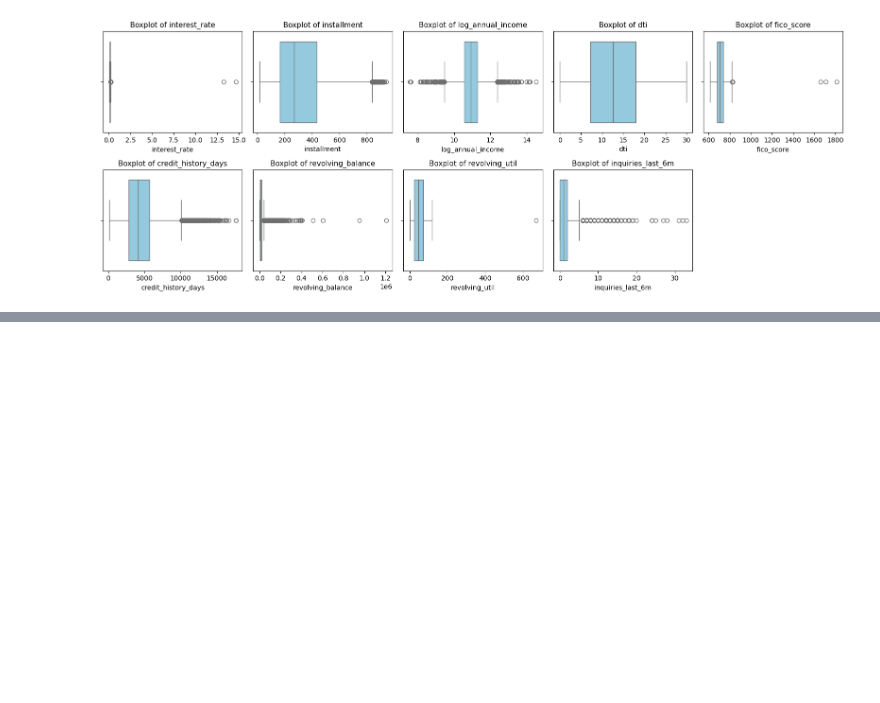
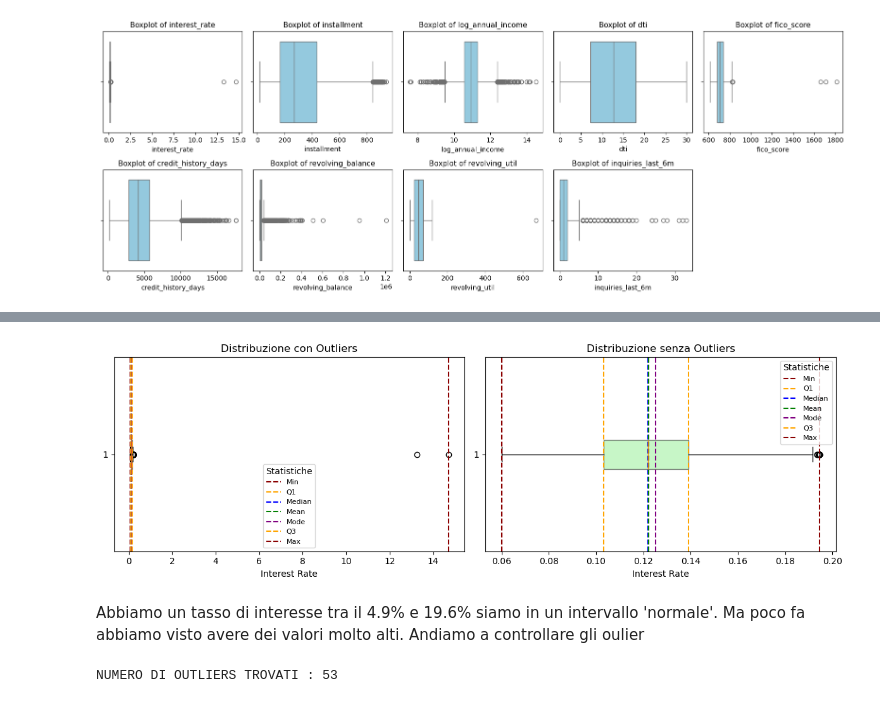
Before and after one commit to gabrielniculaesei/lendingclub-dataset, a Jupyter notebook: Project.ipynb, the cells around one changed output, grey strips where cells are left out. Drawn from its saved outputs; the diff is of its cells as text; code cells hidden in the pictures; blank space fills up the shorter version.

```diff
--- a/Project.ipynb
+++ b/Project.ipynb
@@ -360,0 +425,74 @@ plt.show()
+# %%
+
+# Funzione per calcolare statistiche
+def get_stats(series):
+    return {
+        "Min": series.min(),
+        "Q1": series.quantile(0.25),
+        "Median": series.median(),
+        "Mean": series.mean(),
+        "Mode": series.mode()[0],
+        "Q3": series.quantile(0.75),
+        "Max": series.max()
+    }
+
+# Statistiche per i due dataset
+stats_out = get_stats(data['interest_rate'])
+stats_clean = get_stats(data_clean['interest_rate'])
+
+# Colori per ciascuna statistica
+colors = {
+    "Min": "darkred",
+    "Q1": "orange",
+    "Median": "blue",
+    "Mean": "green",
+    "Mode": "purple",
+    "Q3": "orange",
+    "Max": "darkred"
+}
+
+# Creazione dei grafici affiancati
+fig, axes = plt.subplots(1, 2, figsize=(12, 4))
+
+# --- BOXPLOT CON OUTLIERS ---
+axes[0].boxplot(data['interest_rate'], vert=False, patch_artist=True,
+                boxprops=dict(facecolor='lightcoral', alpha=0.5))
+axes[0].set_title("Distribuzione con Outliers")
+axes[0].set_xlabel("Interest Rate")
+
+# Linee verticali per statistiche
+for key, value in stats_out.items():
+    axes[0].axvline(value, color=colors[key], linestyle='--', linewidth=1.5, label=key)
+
+# Legenda unica e pulita
+handles, labels = axes[0].get_legend_handles_labels()
+by_label = dict(zip(labels, handles))
+axes[0].legend(by_label.values(), by_label.keys(), fontsize=8, title='Statistiche')
+
+# --- BOXPLOT SENZA OUTLIERS ---
+axes[1].boxplot(data_clean['interest_rate'], vert=False, patch_artist=True,
+                boxprops=dict(facecolor='lightgreen', alpha=0.5))
+axes[1].set_title("Distribuzione senza Outliers")
+axes[1].set_xlabel("Interest Rate")
+
+# Linee verticali per statistiche
+for key, value in stats_clean.items():
+    axes[1].axvline(value, color=colors[key], linestyle='--', linewidth=1.5, label=key)
+
+# Legenda unica e pulita
+handles, labels = axes[1].get_legend_handles_labels()
+by_label = dict(zip(labels, handles))
+axes[1].legend(by_label.values(), by_label.keys(), fontsize=8, title='Statistiche')
+
+plt.tight_layout()
+plt.show()
+# %% [output]
+[figure, added]
+# %% [markdown]
+Abbiamo un tasso di interesse tra il 4.9% e 19.6% siamo in un intervallo 'normale'.
+Ma poco fa abbiamo visto avere dei valori molto alti. Andiamo a controllare gli oulier
+# %%
+outliers = data[(data['interest_rate'] < lower_bound) | (data['interest_rate'] > upper_bound)]
+print(f'NUMERO DI OUTLIERS TROVATI : {outliers.shape[0]}')
+# %% [output]
+NUMERO DI OUTLIERS TROVATI : 53
```
Also changed, not shown: parts of 45 cells of this notebook.
